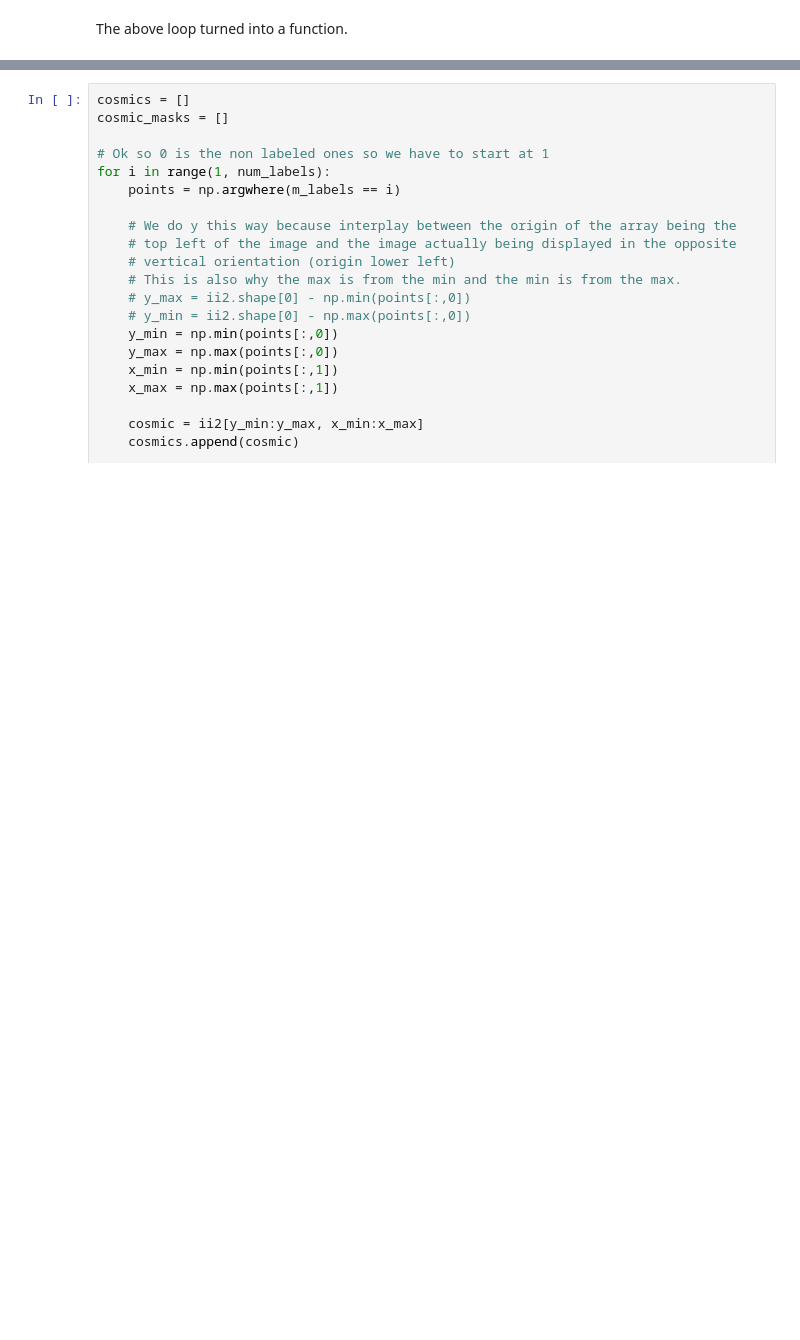
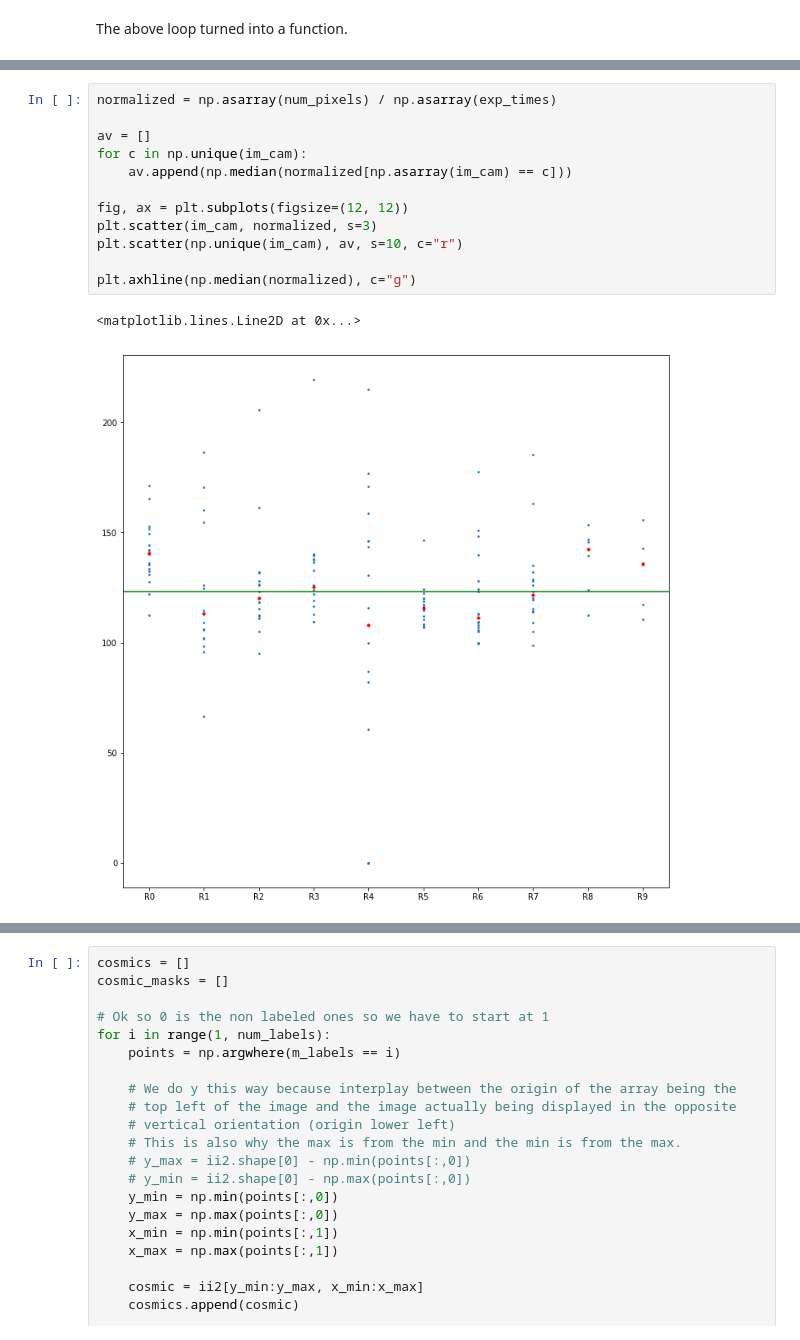
Before and after one commit to dylanagreen/manta, a Jupyter notebook: cosmic_extractor.ipynb, the cells around one changed output, grey strips where cells are left out. Drawn from its saved outputs; the diff is of its cells as text; blank space fills up the shorter version.

```diff
--- a/cosmic_extractor.ipynb
+++ b/cosmic_extractor.ipynb
@@ -344,0 +466,15 @@ np.save("cosmic_data/nums", np.asarray(nums))
+# %%
+normalized = np.asarray(num_pixels) / np.asarray(exp_times)
+
+av = []
+for c in np.unique(im_cam):
+    av.append(np.median(normalized[np.asarray(im_cam) == c]))
+
+fig, ax = plt.subplots(figsize=(12, 12))
+plt.scatter(im_cam, normalized, s=3)
+plt.scatter(np.unique(im_cam), av, s=10, c="r")
+
+plt.axhline(np.median(normalized), c="g")
+# %% [output]
+<matplotlib.lines.Line2D at 0x...>
+[figure, added]
```
Also changed, not shown: parts of 15 cells of this notebook.
